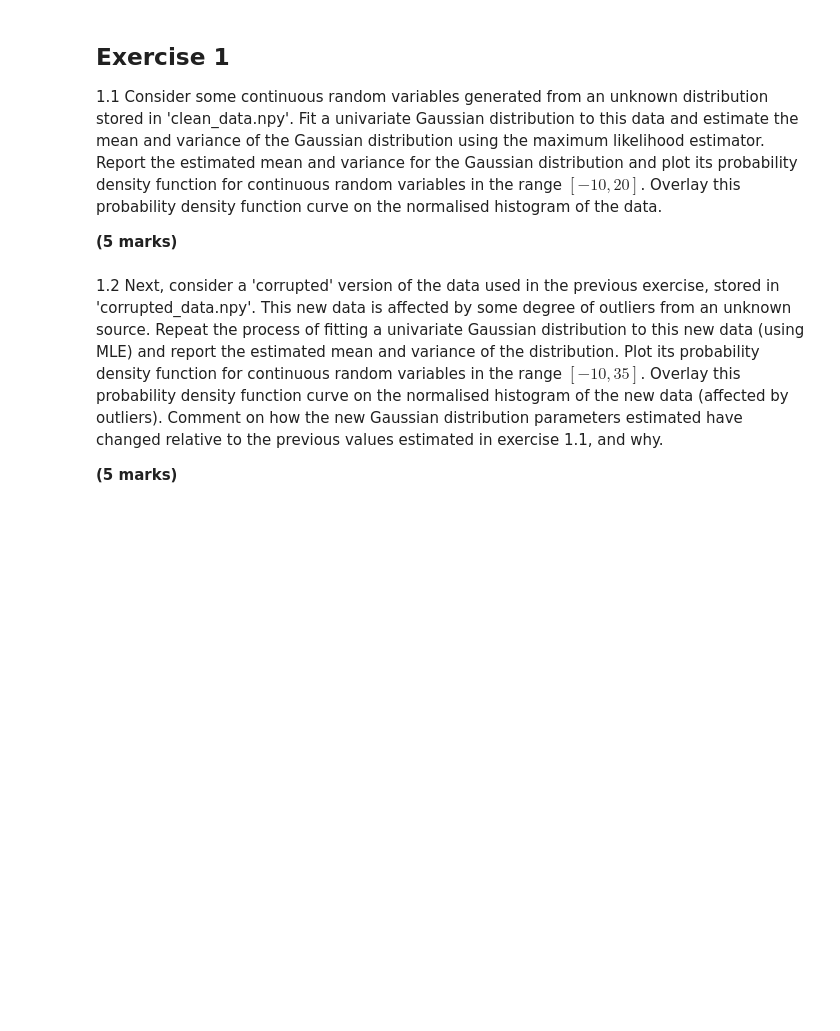
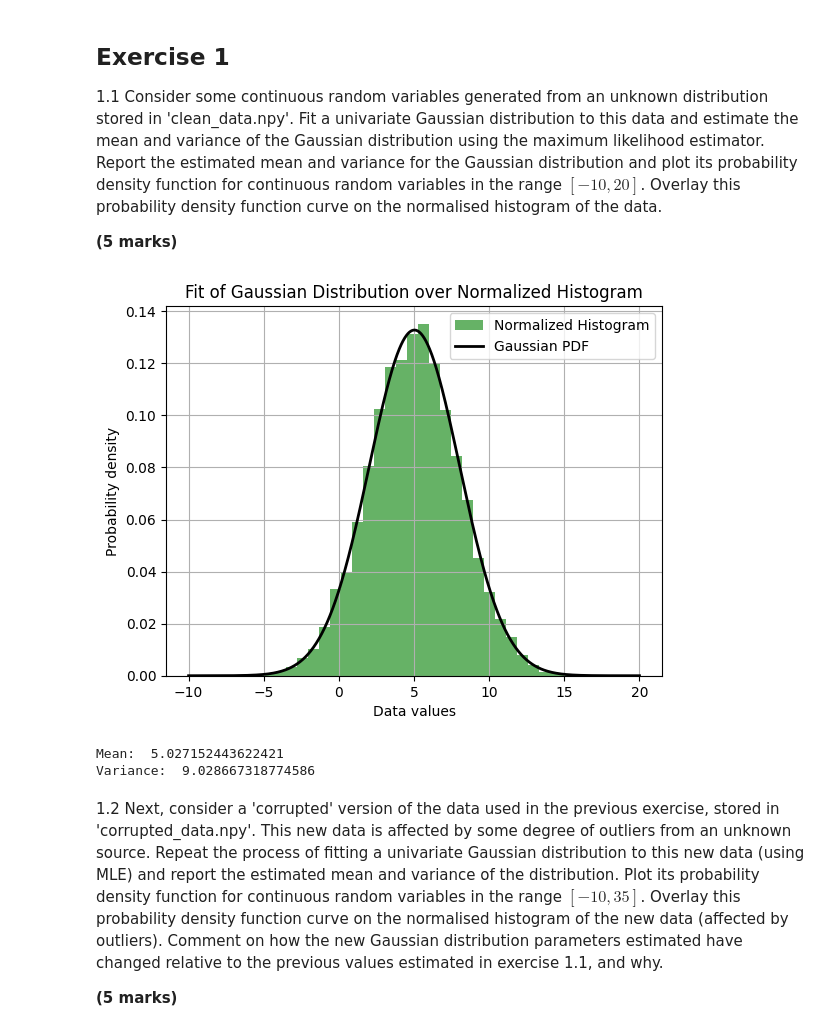
Before and after one commit to htootayzaaung/COMP3611-Machine-Learning, a Jupyter notebook: Coursework 1/COMP3611_Assessment.ipynb, the cells around one changed output. Drawn from its saved outputs; the diff is of its cells as text; code cells hidden in the pictures; blank space fills up the shorter version.

```diff
--- a/Coursework 1/COMP3611_Assessment.ipynb
+++ b/Coursework 1/COMP3611_Assessment.ipynb
@@ -4,6 +4,49 @@
 1.1 Consider some continuous random variables generated from an unknown distribution stored in 'clean_data.npy'. Fit a univariate Gaussian distribution to this data and estimate the mean and variance of the Gaussian distribution using the maximum likelihood estimator. Report the estimated mean and variance for the Gaussian distribution and plot its probability density function for continuous random variables in the range $[-10, 20]$. Overlay this probability density function curve on the normalised histogram of the data.
 
 **(5 marks)**
+# %%
+import numpy as np
+import matplotlib.pyplot as plt
+from scipy.stats import norm
+
+# Step 1: Load the data
+data = np.load('clean_data.npy')
+
+# Step 2: Calculate the mean and variance using MLE
+mean = np.mean(data)
+variance = np.var(data)
+
+# Step 3: Define the Gaussian distribution (PDF) with the estimated mean and variance
+x = np.linspace(-10, 20, 1000)  # Range of x values for plotting the PDF
+pdf = norm.pdf(x, mean, np.sqrt(variance))  # Probability Density Function for Gaussian
+
+# Step 4: Create a normalized histogram of the data
+data = data.flatten()  # This will convert data to a 1D array, if it's not already
+plt.hist(data, bins=30, density=True, alpha=0.6, color='g', label='Normalized Histogram')
+
+# Step 5: Plot the Gaussian PDF on top of the histogram
+plt.plot(x, pdf, 'k', linewidth=2, label='Gaussian PDF')
+
+# Adding a grid
+plt.grid(True)
+
+# Title and labels
+plt.title('Fit of Gaussian Distribution over Normalized Histogram')
+plt.xlabel('Data values')
+plt.ylabel('Probability density')
+
+# Adding a legend
+plt.legend()
+
+# Show the plot
+plt.show()
+
+print("Mean: ", mean)
+print("Variance: ", variance)
+# %% [output]
+[figure, added]
+Mean:  5.027152443622421
+Variance:  9.028667318774586
 # %% [markdown]
 1.2 Next, consider a 'corrupted' version of the data used in the previous exercise, stored in 'corrupted_data.npy'. This new data is affected by some degree of outliers from an unknown source. Repeat the process of fitting a univariate Gaussian distribution to this new data (using MLE) and report the estimated mean and variance of the distribution. Plot its probability density function for continuous random variables in the range $[-10, 35]$. Overlay this probability density function curve on the normalised histogram of the new data (affected by outliers). Comment on how the new Gaussian distribution parameters estimated have changed relative to the previous values estimated in exercise 1.1, and why.
 
```
Also changed, not shown: parts of 3 cells of this notebook.
